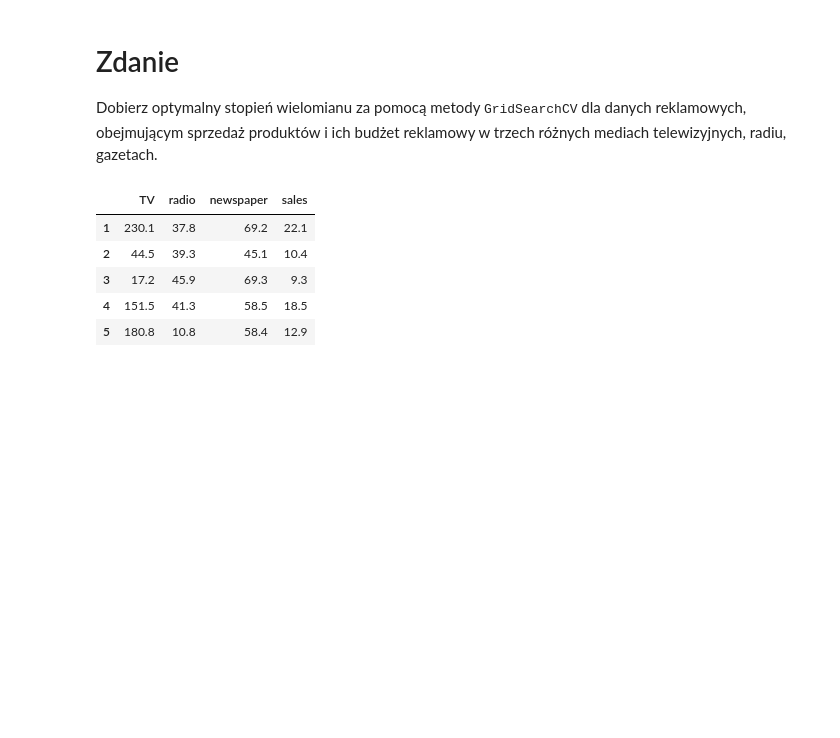
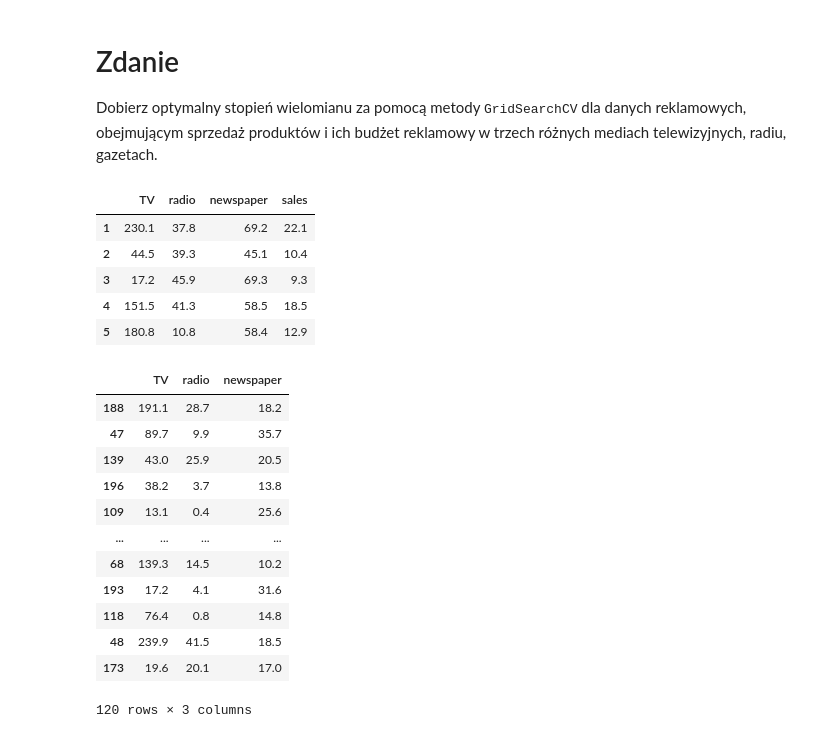
Before and after one commit to she3r/podstawy_sztucznej_inteligencji, a Jupyter notebook: Z06_D_GridSearchCV.ipynb, the cells around one changed output. Drawn from its saved outputs; the diff is of its cells as text; code cells hidden in the pictures; blank space fills up the shorter version.

```diff
--- a/Z06_D_GridSearchCV.ipynb
+++ b/Z06_D_GridSearchCV.ipynb
@@ -193,3 +193,31 @@ df_adv.head()
 | 3 | 17.2 | 45.9 | 69.3 | 9.3 |
 | 4 | 151.5 | 41.3 | 58.5 | 18.5 |
 | 5 | 180.8 | 10.8 | 58.4 | 12.9 |
+# %%
+import warnings
+warnings.filterwarnings('ignore')
+X_train, X_test, y_train, y_test = train_test_split(X, y, test_size=0.4, random_state=0)
+
+grid = GridSearchCV(make_pipeline(PolynomialFeatures(degree=2), linear_model.Ridge()),
+                    param_grid={'polynomialfeatures__degree': [i for i in range(1,10,1)],
+                    'ridge__alpha' : [10**i for i in range(-5,5,1)]},
+                    refit=True)
+grid.fit(X_train,y_train)
+print('=========================================')
+print(grid.best_params_)
+print('=========================================')
+print("Mean squared error: {}".format( metrics.mean_squared_error(y_test, grid.predict(X_test)) ))
+# %% [output]
+|  | TV | radio | newspaper |
+| 188 | 191.1 | 28.7 | 18.2 |
+| 47 | 89.7 | 9.9 | 35.7 |
+| 139 | 43.0 | 25.9 | 20.5 |
+| 196 | 38.2 | 3.7 | 13.8 |
+| 109 | 13.1 | 0.4 | 25.6 |
+| ... | ... | ... | ... |
+| 68 | 139.3 | 14.5 | 10.2 |
+| 193 | 17.2 | 4.1 | 31.6 |
+| 118 | 76.4 | 0.8 | 14.8 |
+| 48 | 239.9 | 41.5 | 18.5 |
+| 173 | 19.6 | 20.1 | 17.0 |
+120 rows × 3 columns
```
Also changed, not shown: parts of 1 cell of this notebook, 1 other file.
